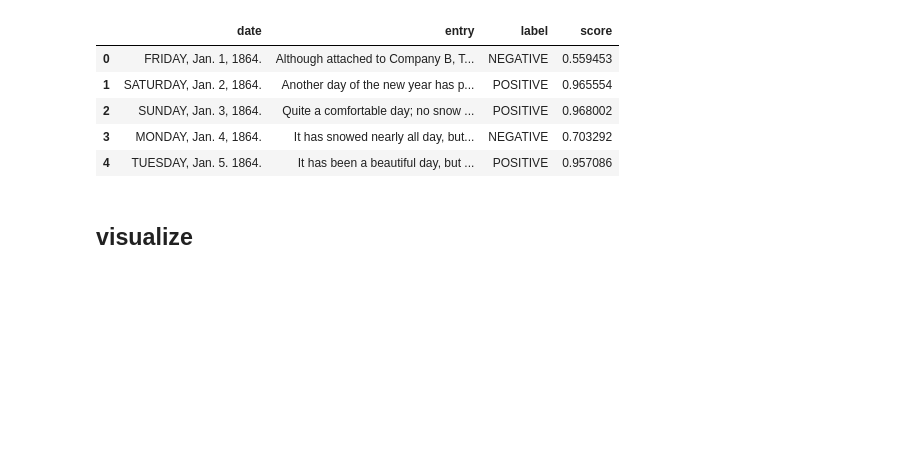
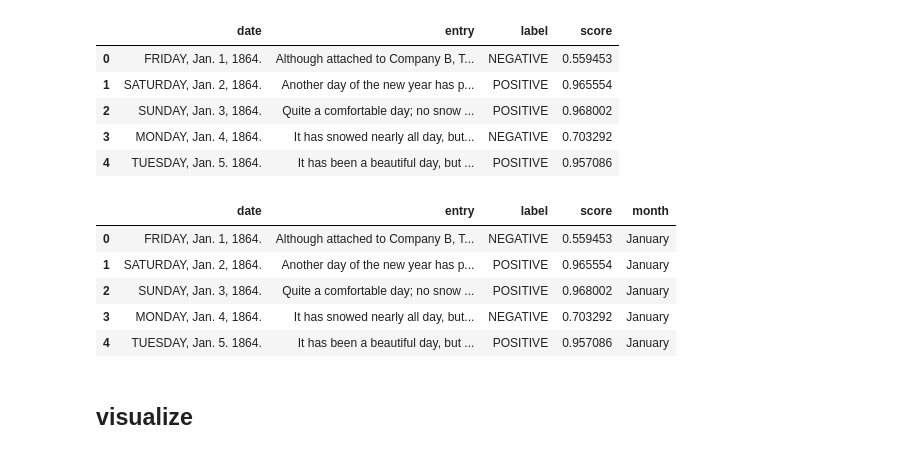
Before and after one commit to Ferrari-7/sentiment-in-the-recollections-of-a-soldier, a Jupyter notebook: notes.ipynb, the cells around one changed output. Drawn from its saved outputs; the diff is of its cells as text; code cells hidden in the pictures; blank space fills up the shorter version.

```diff
--- a/notes.ipynb
+++ b/notes.ipynb
@@ -278,3 +278,16 @@ df.head()
 | 4 | TUESDAY, Jan. 5. 1864. | It has been a beautiful day, but ... | POSITIVE | 0.957086 |
 # %%
 df.to_csv(os.path.join("out", "results.csv"))
+# %%
+months = ["January"]*31 + ["February"]*29 + ["March"]*31 + ["April"]*30 + ["May"]*31 + ["June"]*30 + ["July"]*31 + ["August"]*31 + ["September"]*30 + ["Oktober"]*31 + ["November"]*30 + ["December"]*31
+# %%
+df['month'] = months
+# %%
+df.head()
+# %% [output]
+|  | date | entry | label | score | month |
+| 0 | FRIDAY, Jan. 1, 1864. | Although attached to Company B, T... | NEGATIVE | 0.559453 | January |
+| 1 | SATURDAY, Jan. 2, 1864. | Another day of the new year has p... | POSITIVE | 0.965554 | January |
+| 2 | SUNDAY, Jan. 3, 1864. | Quite a comfortable day; no snow ... | POSITIVE | 0.968002 | January |
+| 3 | MONDAY, Jan. 4, 1864. | It has snowed nearly all day, but... | NEGATIVE | 0.703292 | January |
+| 4 | TUESDAY, Jan. 5. 1864. | It has been a beautiful day, but ... | POSITIVE | 0.957086 | January |
```
Also changed, not shown: parts of 1 cell of this notebook, 1 other file.
